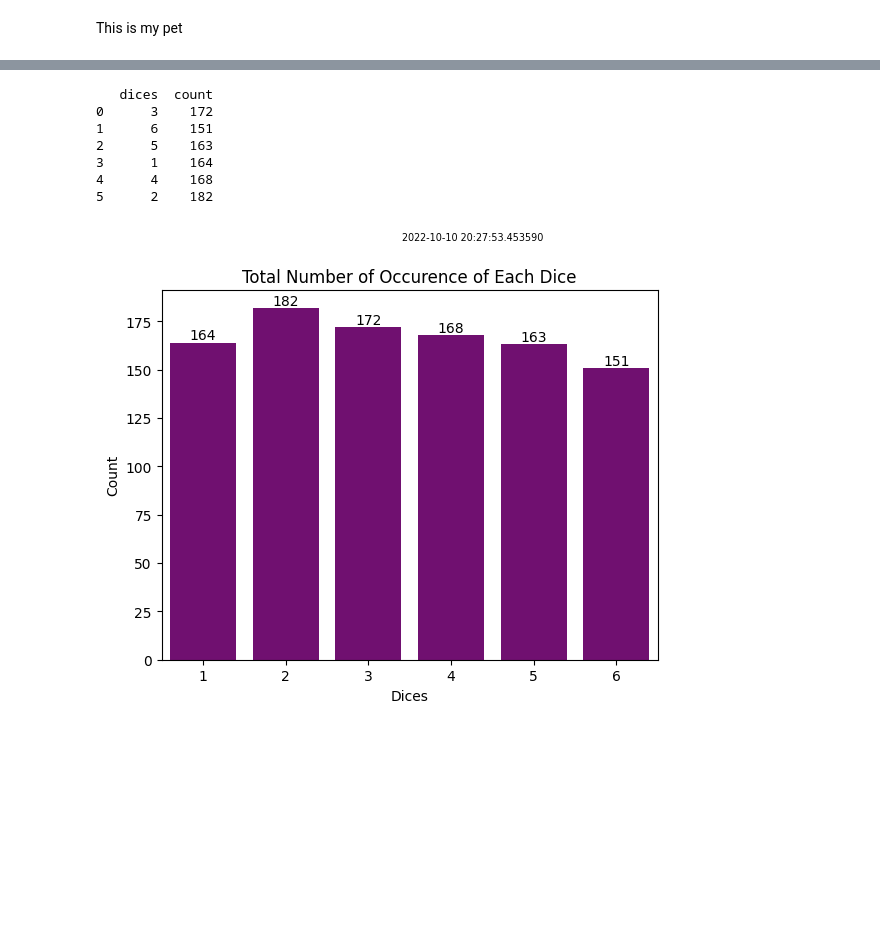
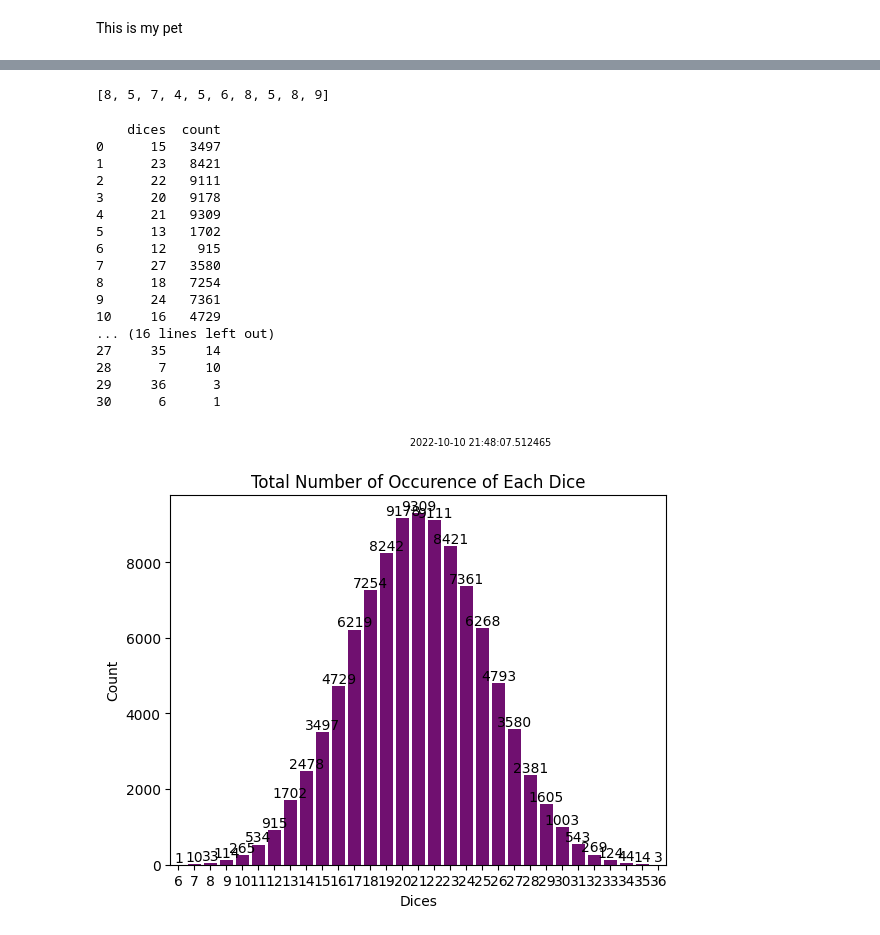
Before and after one commit to ValRCS/Python_SheGoesTech_22, a Jupyter notebook: Day_15_Jupyter_Notebooks/kristine_demo.ipynb, the cells around one changed output, grey strips where cells are left out. Cells and saved outputs as stored; diff of their text form; code cells hidden in the pictures; blank space fills up the shorter version.

```diff
--- a/Day_15_Jupyter_Notebooks/kristine_demo.ipynb
+++ b/Day_15_Jupyter_Notebooks/kristine_demo.ipynb
@@ -15,10 +15,5 @@ import seaborn as sns
-# %%
-def dice_throws(dice_num, throws):
-    global dice_list
-    dice_list = []
-    while True:
-        dice_num = random.randint(1, 6)
-        dice_list.append(dice_num)
-        if len(dice_list) == throws:
-            break
-    return dice_list
+# %%
+def single_throw(number_of_dice=4):
+    """Throw a number of dice and return the sum of the dice"""
+    # i could add some safety checks here such as number_of_dice > 0
+    return sum([random.randint(1, 6) for _ in range(number_of_dice)])
@@ -25,30 +24,54 @@ def dice_throws(dice_num, throws):
+# %%
+def dice_throws(dice_num, throws):
+    """Throw a number of dice a number of times and return the results"""
+    return [single_throw(dice_num) for _ in range(throws)]
+# %%
+dice_throws(2, 10)
+# %% [output]
+[8, 5, 7, 4, 5, 6, 8, 5, 8, 9]
 # %%
-def plot_dices(dices_list, file_name=''):
-    dices_list = dice_list
-    count_list = Counter(list(dices_list))
+def plot_dices(dices_list, file_name='', show_bar_values=False):
+    count_list = Counter(dices_list)
     df = pd.DataFrame.from_records(list(dict(count_list).items()), columns=['dices','count'])
-    print(df)
+    # print(df) # printing should be optional for larger workloads
     chart = sns.barplot(data=df, x='dices', y='count', color='purple')
-    for i in chart.containers:  #to display bar values
-        chart.bar_label(i,)
+    if show_bar_values:
+        for i in chart.containers:  #to display bar values
+            chart.bar_label(i,)
 
     chart.set(xlabel='Dices')
     chart.set(ylabel='Count')
     chart.set(title=f'Total Number of Occurence of Each Dice')
     date = dt.datetime.now()
     plt.suptitle(date, ha='left', va='bottom', size='x-small')
-    file_name = plt.savefig("Dices Histogram.jpg")
+    if file_name:
+        plt.savefig(file_name)
+
     return dices_list, plt.show(), file_name
-# %%
-if __name__ == "__main__":
-    my_dice_list = dice_throws(6, 1000)
-    my_plot = plot_dices(dice_list)
-# %% [output]
-   dices  count
-0      3    172
-1      6    151
-2      5    163
-3      1    164
-4      4    168
-5      2    182
-[figure, removed]
+# %%
+# if __name__ == "__main__": # ok but not needed in a cell
+
+# so a good looking pipeline would be:
+# we get data
+my_dice_list = dice_throws(6, 100_000)
+# we plot the data
+my_plot = plot_dices(my_dice_list)
+# %% [output]
+    dices  count
+0      15   3497
+1      23   8421
+2      22   9111
+3      20   9178
+4      21   9309
+5      13   1702
+6      12    915
+7      27   3580
+8      18   7254
+9      24   7361
+10     16   4729
+... (16 lines left out)
+27     35     14
+28      7     10
+29     36      3
+30      6      1
+[figure, added]
```
Also changed, not shown: parts of 5 cells of this notebook, 2 other files.
